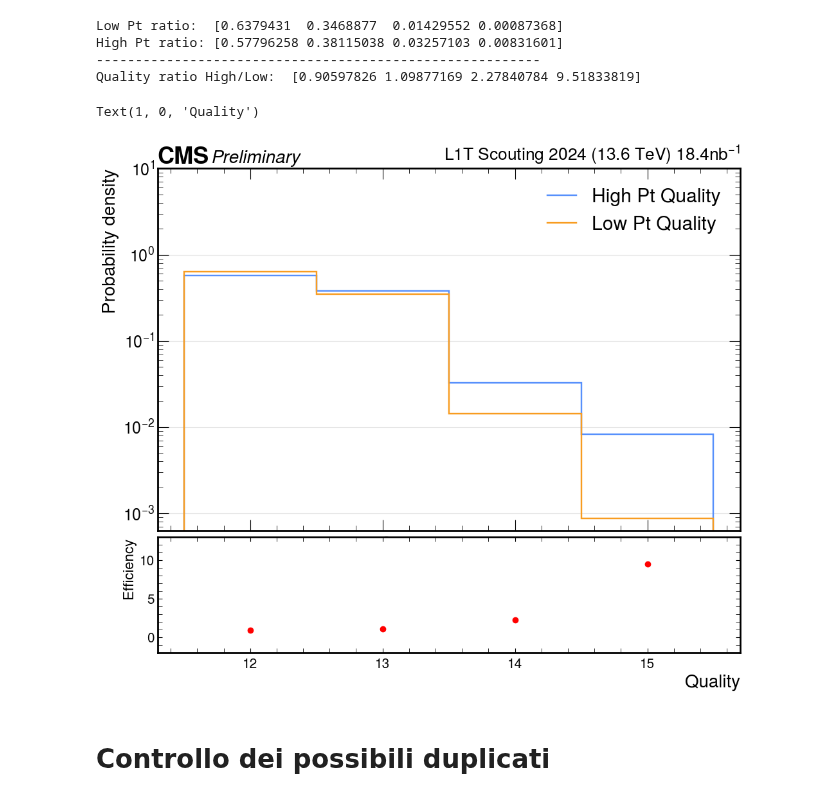
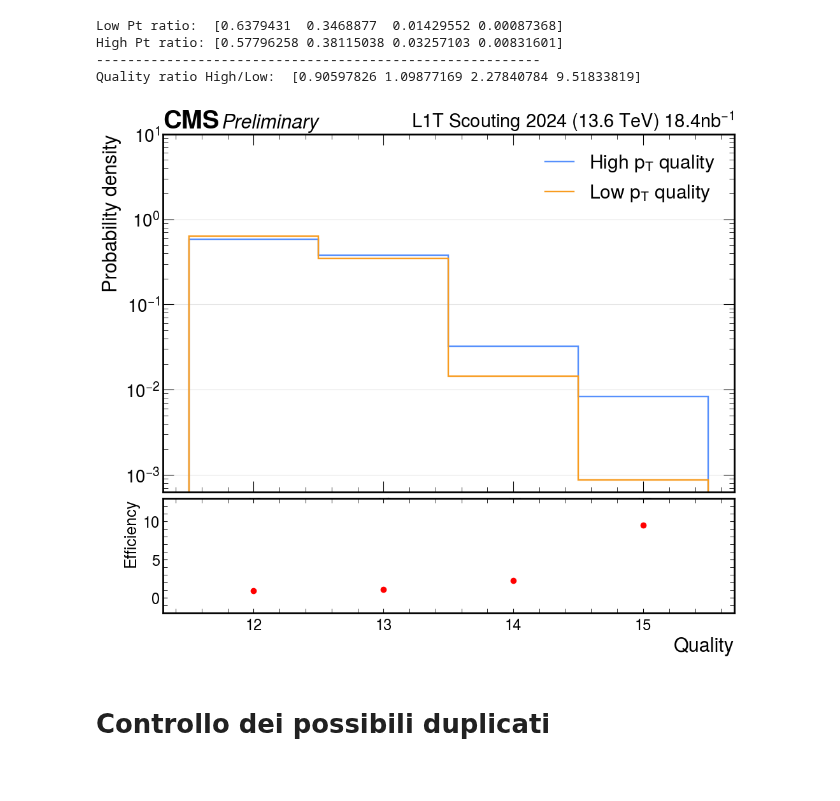
Before and after one commit to francescoreschio/Tesi-Triennale, a Jupyter notebook: Codice/DeltaRDef.ipynb, the cells around one changed output. Cells and saved outputs as stored; diff of their text form; code cells hidden in the pictures.

```diff
--- a/Codice/DeltaRDef.ipynb
+++ b/Codice/DeltaRDef.ipynb
@@ -930,37 +940,38 @@ from hist import intervals
 
 fig, ax = plt.subplots(figsize=FIGSIZE, constrained_layout=True)
 set_label_font(ax, FONTSIZE)
 set_tick_font(ax, FONTSIZE-2)
 draw_grid(ax, axis="y")
 draw_cms_label(ax, fontsize= FONTSIZE)
 
 #ax.hist(PtBMTF_Hist.values(), bins=bins, label="BMTF")
 #ax.hist(AllPtBMTF_Hist.values(), bins=bins, label="All BMTF")
 
-hep.histplot(HighPtQual_Hist, label = "High Pt Quality", ax=ax, yerr = False, lw = 1.75, density=True)
-hep.histplot(LowPtQual_Hist, label="Low Pt Quality", ax=ax, yerr = False, lw = 1.75, density = True)
+hep.histplot(HighPtQual_Hist, label = r"High $p_T$ quality", ax=ax, yerr = False, lw = 1.75, density=True)
+hep.histplot(LowPtQual_Hist, label=r"Low $p_T$ quality", ax=ax, yerr = False, lw = 1.75, density = True)
 #hep.histplot(AllPtQual_Hist, label = "All Pt Quality", ax=ax, yerr = False)
 
 ax.set_ylabel("Probability density", fontsize = FONTSIZE )
 ax.legend(loc='upper right')
 
 ax.set_yscale('log')
 ax.set_ylim(0, 10)
 
 ax.set_xticks(ticks=np.arange(12.5, 16.5), labels=np.arange(12, 16, 1))
 
 
 divider = make_axes_locatable(ax)
 ax2 = divider.append_axes("bottom", 1.8, pad=0.1, sharex=ax)
 ax2.tick_params(axis='both', which='both', length=5, labelsize = FONTSIZE - 5)
 #ax2.errorbar([12.5, 13.5, 14.5, 15.5], QualRatio, yerr = Error, fmt = 'o', c = 'red',)
 ax2.scatter([12.5, 13.5, 14.5, 15.5], QualRatio, c = 'red',)
 ax2.set_ylim(-2, 13)
 ax2.set_ylabel("Efficiency", fontsize = FONTSIZE - 4)
 ax2.set_xlabel('Quality', fontsize = FONTSIZE )
+
+plt.savefig("../Immagini/QualLowHighPt.pdf")
 # %% [output]
-Text(1, 0, 'Quality')
-[figure, old version]
+[figure, new version]
 # %% [markdown]
 # Controllo dei possibili duplicati
 # %%
```
Also changed, not shown: parts of 10 cells of this notebook, 5 other files.
